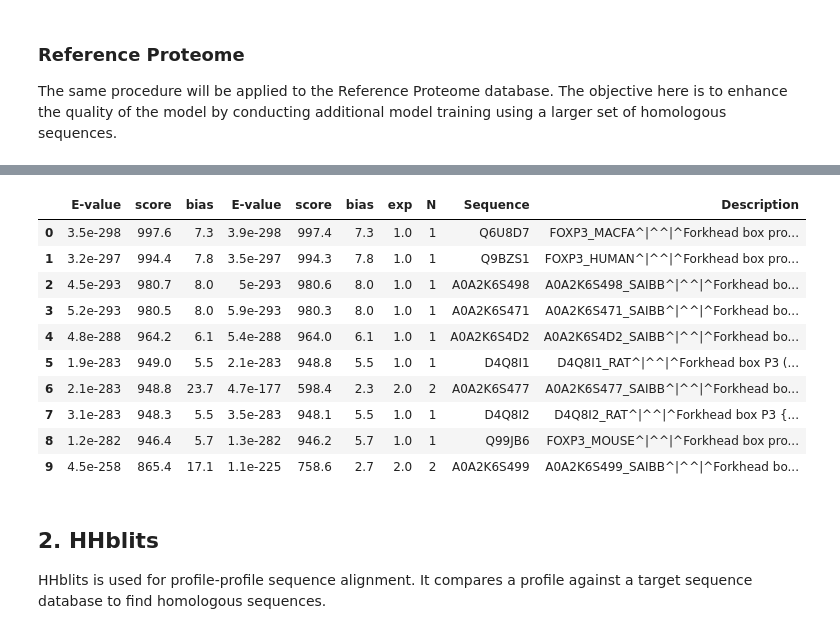
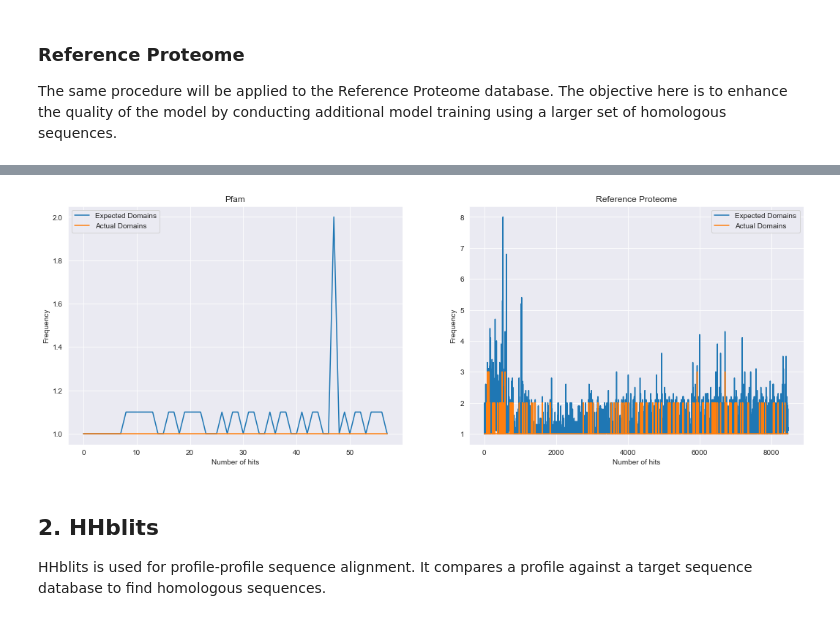
Before and after one commit to AlyaHarvelle/HMMER, a Jupyter notebook: HMM.ipynb, the cells around one changed output, grey strips where cells are left out. Drawn from its saved outputs; the diff is of its cells as text; code cells hidden in the pictures.

```diff
--- a/HMM.ipynb
+++ b/HMM.ipynb
@@ -123,14 +148,22 @@ len(stats_rp)
-# %%
-stats_rp.head(10)
-# %% [output]
-|  | E-value | score | bias | E-value | score | bias | exp | N | Sequence | Description |
-| 0 | 3.5e-298 | 997.6 | 7.3 | 3.9e-298 | 997.4 | 7.3 | 1.0 | 1 | Q6U8D7 | FOXP3_MACFA^|^^|^Forkhead box pro... |
-| 1 | 3.2e-297 | 994.4 | 7.8 | 3.5e-297 | 994.3 | 7.8 | 1.0 | 1 | Q9BZS1 | FOXP3_HUMAN^|^^|^Forkhead box pro... |
-| 2 | 4.5e-293 | 980.7 | 8.0 | 5e-293 | 980.6 | 8.0 | 1.0 | 1 | A0A2K6S498 | A0A2K6S498_SAIBB^|^^|^Forkhead bo... |
-| 3 | 5.2e-293 | 980.5 | 8.0 | 5.9e-293 | 980.3 | 8.0 | 1.0 | 1 | A0A2K6S471 | A0A2K6S471_SAIBB^|^^|^Forkhead bo... |
-| 4 | 4.8e-288 | 964.2 | 6.1 | 5.4e-288 | 964.0 | 6.1 | 1.0 | 1 | A0A2K6S4D2 | A0A2K6S4D2_SAIBB^|^^|^Forkhead bo... |
-| 5 | 1.9e-283 | 949.0 | 5.5 | 2.1e-283 | 948.8 | 5.5 | 1.0 | 1 | D4Q8I1 | D4Q8I1_RAT^|^^|^Forkhead box P3 (... |
-| 6 | 2.1e-283 | 948.8 | 23.7 | 4.7e-177 | 598.4 | 2.3 | 2.0 | 2 | A0A2K6S477 | A0A2K6S477_SAIBB^|^^|^Forkhead bo... |
-| 7 | 3.1e-283 | 948.3 | 5.5 | 3.5e-283 | 948.1 | 5.5 | 1.0 | 1 | D4Q8I2 | D4Q8I2_RAT^|^^|^Forkhead box P3 {... |
-| 8 | 1.2e-282 | 946.4 | 5.7 | 1.3e-282 | 946.2 | 5.7 | 1.0 | 1 | Q99JB6 | FOXP3_MOUSE^|^^|^Forkhead box pro... |
-| 9 | 4.5e-258 | 865.4 | 17.1 | 1.1e-225 | 758.6 | 2.7 | 2.0 | 2 | A0A2K6S499 | A0A2K6S499_SAIBB^|^^|^Forkhead bo... |
+# %%
+fig, (ax1, ax2) = plt.subplots(1, 2, figsize=(18, 6))
+
+ax1.plot(stats_pfam['exp'].astype(float), label='Expected Domains')
+ax1.plot(stats_pfam['N'].astype(float), label='Actual Domains')
+
+ax2.plot(stats_rp['exp'].astype(float), label='Expected Domains')
+ax2.plot(stats_rp['N'].astype(float), label='Actual Domains')
+
+ax1.set_xlabel('Number of hits')
+ax1.set_ylabel('Frequency')
+ax1.set_title('Pfam')
+ax1.legend()
+
+ax2.set_xlabel('Number of hits')
+ax2.set_ylabel('Frequency')
+ax2.set_title('Reference Proteome')
+ax2.legend()
+
+plt.show()
+# %% [output]
+[figure, added]
```
Also changed, not shown: parts of 17 cells of this notebook.
